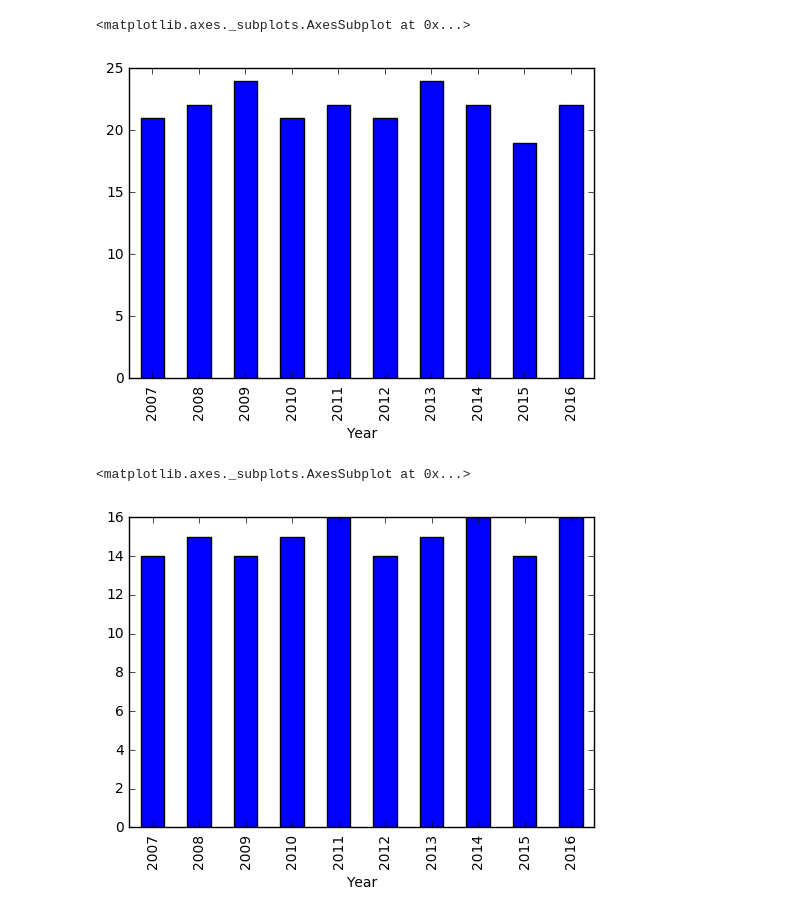
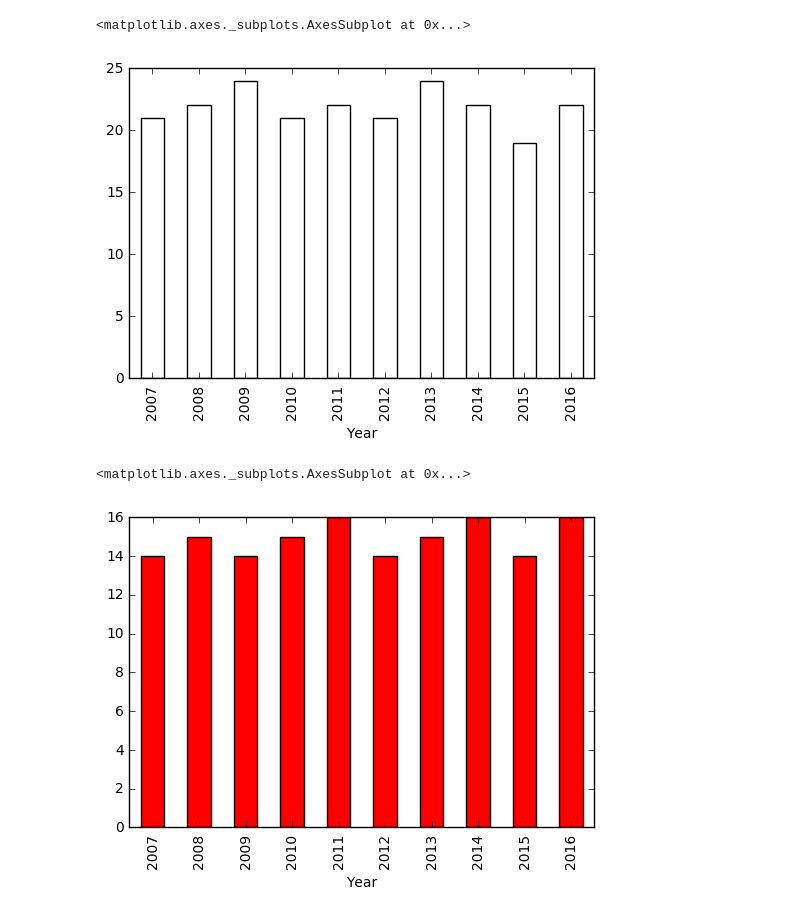
Before and after one commit to lenarttreven/projekt_programiranje_1, a Jupyter notebook: projekt.ipynb, the cells around one changed output. Cells and saved outputs as stored; diff of their text form; code cells hidden in the pictures.

```diff
--- a/projekt.ipynb
+++ b/projekt.ipynb
@@ -100,15 +100,15 @@ zlati.groupby('Year')['Points'].min().plot(kind='bar')
 # %%
 srebrni= data[data.Achievement == 'Silver medal']
-srebrni.groupby('Year')['Points'].min().plot(kind='bar')
+srebrni.groupby('Year')['Points'].min().plot(kind='bar', color='w')
 # %% [output]
 <matplotlib.axes._subplots.AxesSubplot at 0x...>
-[figure, old version]
+[figure, new version]
 # %%
 bronasti= data[data.Achievement == 'Bronze medal']
-bronasti.groupby('Year')['Points'].min().plot(kind='bar')
+bronasti.groupby('Year')['Points'].min().plot(kind='bar', color='r')
 # %% [output]
 <matplotlib.axes._subplots.AxesSubplot at 0x...>
-[figure, old version]
+[figure, new version]
 # %%
 najboljsi_resevalci = data[(data.P3== 7) & (data.P6==7)].groupby('Short_country_name')
 najboljsi_resevalci.size().sort_values().plot(kind='pie',figsize=(7, 7), fontsize=13)
```
Also changed, not shown: parts of 12 cells of this notebook, 2 other files.
